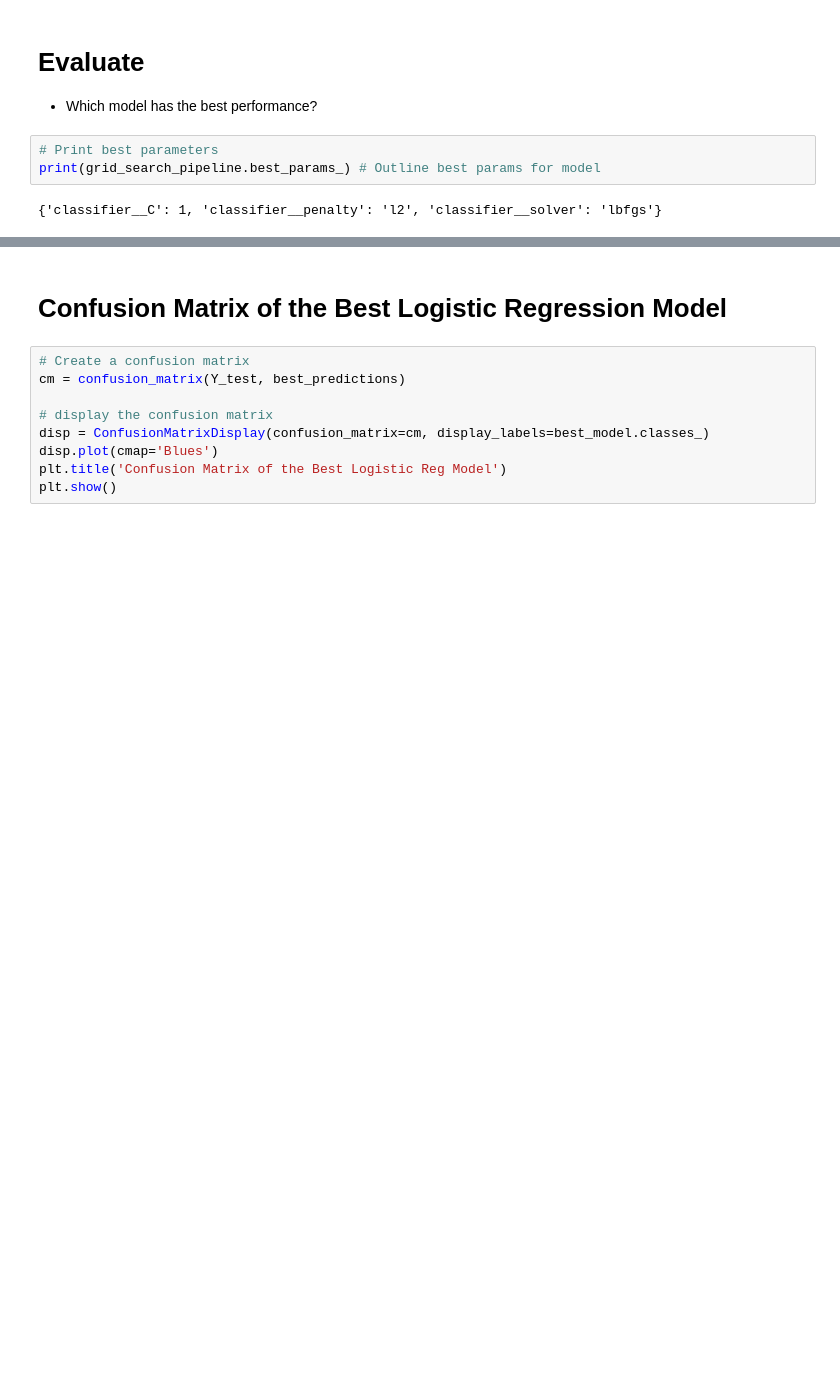
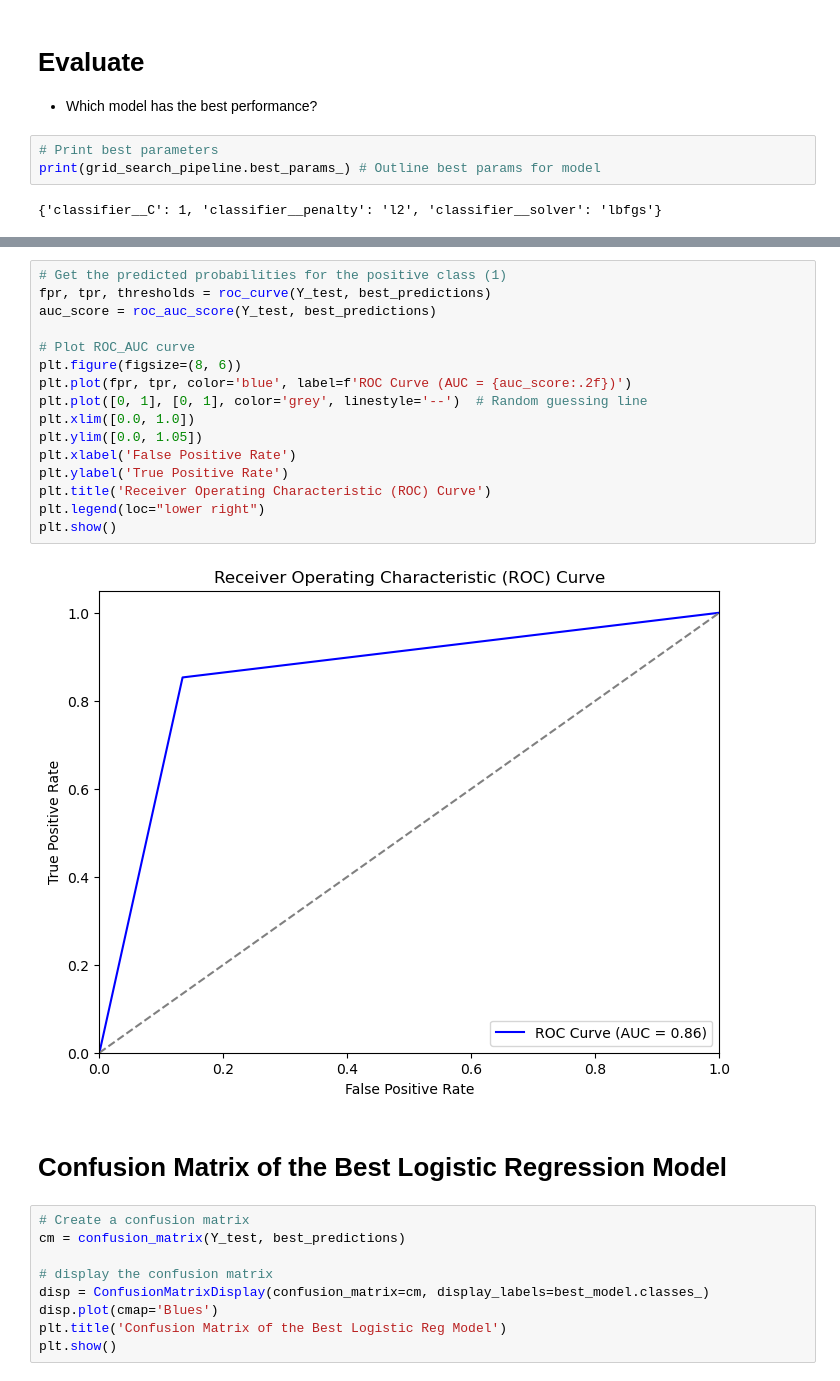
Before and after one commit to shaumia22/Heart-Failure-Prediction, a Jupyter notebook: models/logistic_regression/LogisticRegression_Model_KhatM.ipynb, the cells around one changed output, grey strips where cells are left out. Saved outputs shown, nothing was run; the diff lists cells and outputs as text; blank space fills up the shorter version.

Commit message:
ADD ROC_AUC PLOT

```diff
--- a/models/logistic_regression/LogisticRegression_Model_KhatM.ipynb
+++ b/models/logistic_regression/LogisticRegression_Model_KhatM.ipynb
@@ -244,3 +242,21 @@ f1:  0.8700
+# %%
+# Get the predicted probabilities for the positive class (1)
+fpr, tpr, thresholds = roc_curve(Y_test, best_predictions)
+auc_score = roc_auc_score(Y_test, best_predictions)
+
+# Plot ROC_AUC curve
+plt.figure(figsize=(8, 6))
+plt.plot(fpr, tpr, color='blue', label=f'ROC Curve (AUC = {auc_score:.2f})')
+plt.plot([0, 1], [0, 1], color='grey', linestyle='--')  # Random guessing line
+plt.xlim([0.0, 1.0])
+plt.ylim([0.0, 1.05])
+plt.xlabel('False Positive Rate')
+plt.ylabel('True Positive Rate')
+plt.title('Receiver Operating Characteristic (ROC) Curve')
+plt.legend(loc="lower right")
+plt.show()
+# %% [output]
+[figure, added]
 # %% [markdown]
 # Confusion Matrix of the Best Logistic Regression Model
 # %%
```
Also changed, not shown: parts of 6 cells of this notebook, 1 other file.
